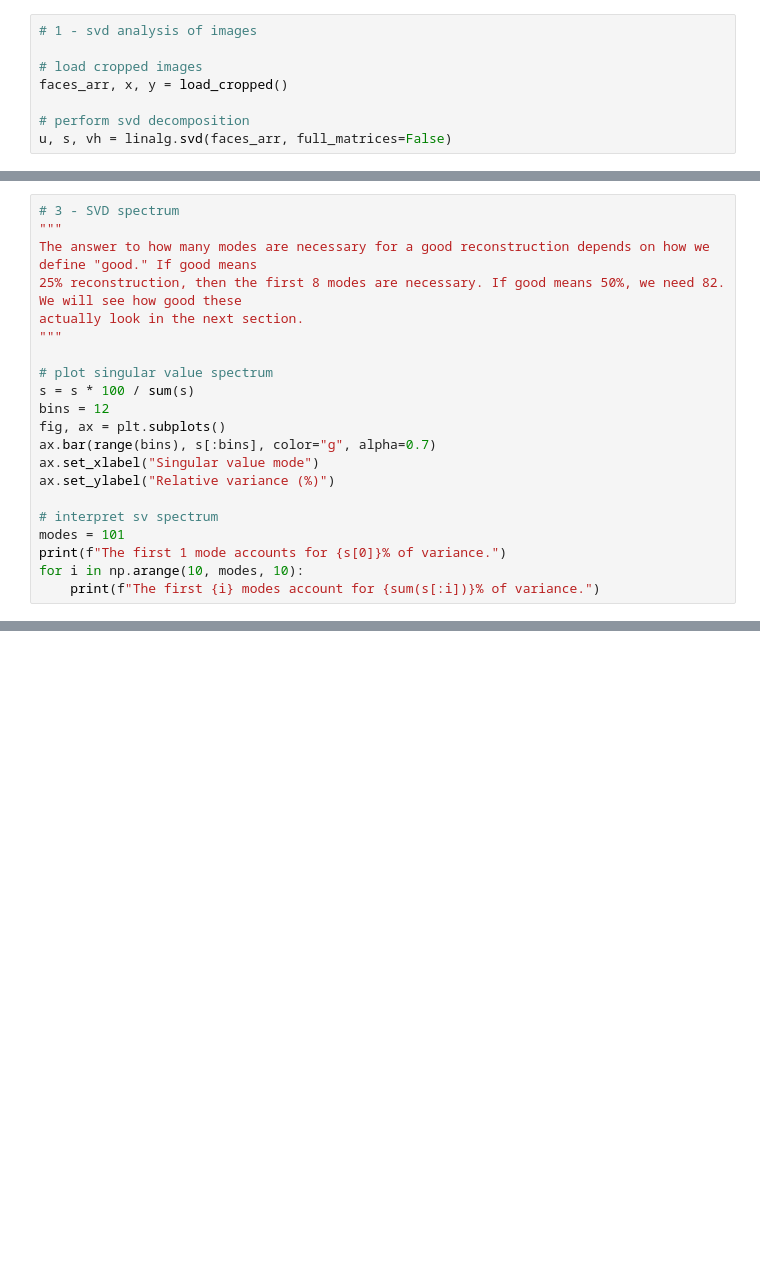
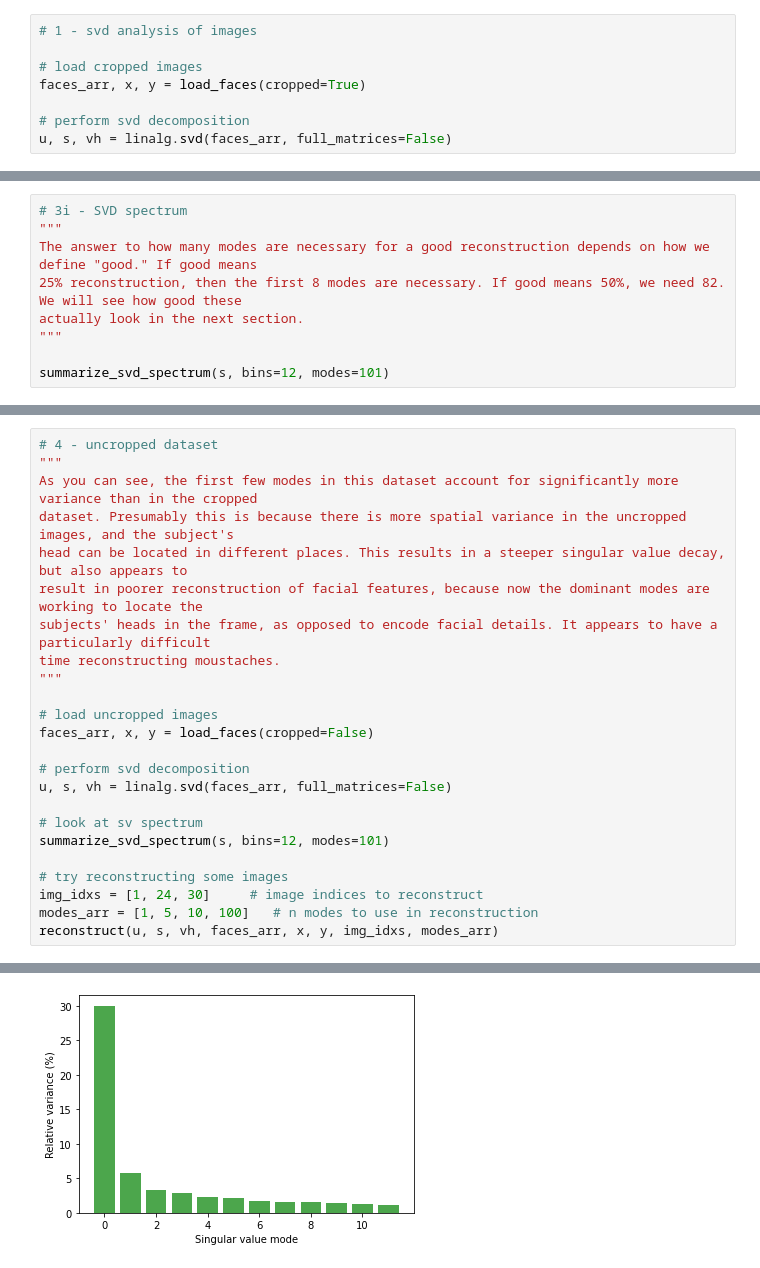
Before and after one commit to briardoty/amath584, a Jupyter notebook: hw2/hw2.ipynb, the cells around one changed output, grey strips where cells are left out. Saved outputs shown, nothing was run; the diff lists cells and outputs as text; blank space fills up the shorter version.

Commit message:
Reconstruct uncropped images

```diff
--- a/hw2/hw2.ipynb
+++ b/hw2/hw2.ipynb
@@ -9,7 +16,7 @@ from scipy import linalg
 # 1 - svd analysis of images
 
 # load cropped images
-faces_arr, x, y = load_cropped()
+faces_arr, x, y = load_faces(cropped=True)
 
 # perform svd decomposition
 u, s, vh = linalg.svd(faces_arr, full_matrices=False)
@@ -32,25 +33,13 @@ for i in range(few):
 # %% [output]
 [figure]
 # %%
-# 3 - SVD spectrum
+# 3i - SVD spectrum
 """
 The answer to how many modes are necessary for a good reconstruction depends on how we define "good." If good means
 25% reconstruction, then the first 8 modes are necessary. If good means 50%, we need 82. We will see how good these
 actually look in the next section.
 """
 
-# plot singular value spectrum
-s = s * 100 / sum(s)
-bins = 12
-fig, ax = plt.subplots()
-ax.bar(range(bins), s[:bins], color="g", alpha=0.7)
-ax.set_xlabel("Singular value mode")
-ax.set_ylabel("Relative variance (%)")
-
-# interpret sv spectrum
-modes = 101
-print(f"The first 1 mode accounts for {s[0]}% of variance.")
-for i in np.arange(10, modes, 10):
-    print(f"The first {i} modes account for {sum(s[:i])}% of variance.")
+summarize_svd_spectrum(s, bins=12, modes=101)
 # %% [output]
 The first 1 mode accounts for 11.658008575439453% of variance.
@@ -129,0 +74,25 @@ array([[ 0.00442534,  0.00381629, -0.00309964, ..., -0.00150183,
+# %%
+# 4 - uncropped dataset
+"""
+As you can see, the first few modes in this dataset account for significantly more variance than in the cropped
+dataset. Presumably this is because there is more spatial variance in the uncropped images, and the subject's
+head can be located in different places. This results in a steeper singular value decay, but also appears to
+result in poorer reconstruction of facial features, because now the dominant modes are working to locate the
+subjects' heads in the frame, as opposed to encode facial details. It appears to have a particularly difficult
+time reconstructing moustaches.
+"""
+
+# load uncropped images
+faces_arr, x, y = load_faces(cropped=False)
+
+# perform svd decomposition
+u, s, vh = linalg.svd(faces_arr, full_matrices=False)
+
+# look at sv spectrum
+summarize_svd_spectrum(s, bins=12, modes=101)
+
+# try reconstructing some images
+img_idxs = [1, 24, 30]     # image indices to reconstruct
+modes_arr = [1, 5, 10, 100]   # n modes to use in reconstruction
+reconstruct(u, s, vh, faces_arr, x, y, img_idxs, modes_arr)
+# %% [output]
@@ -129,0 +110 @@ array([[ 0.00442534,  0.00381629, -0.00309964, ..., -0.00150183,
+[figure, added]
```
Also changed, not shown: parts of 8 cells of this notebook, 1 other file.
